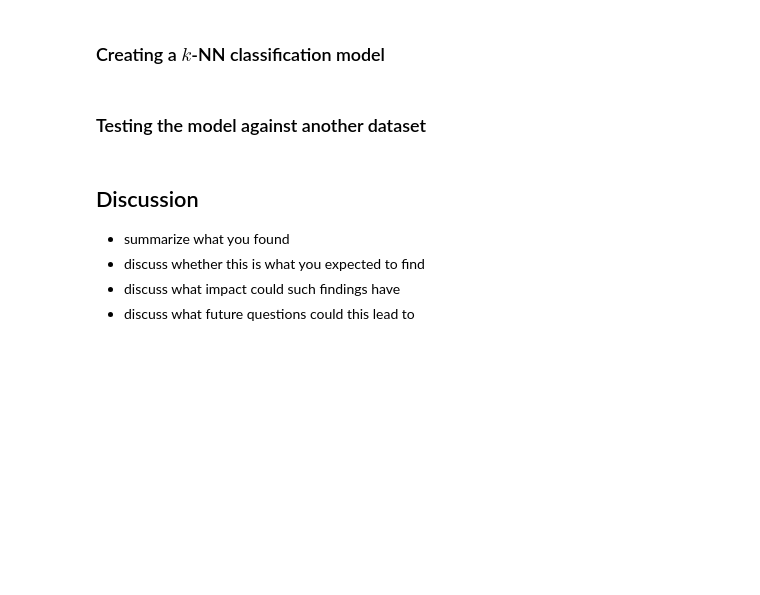
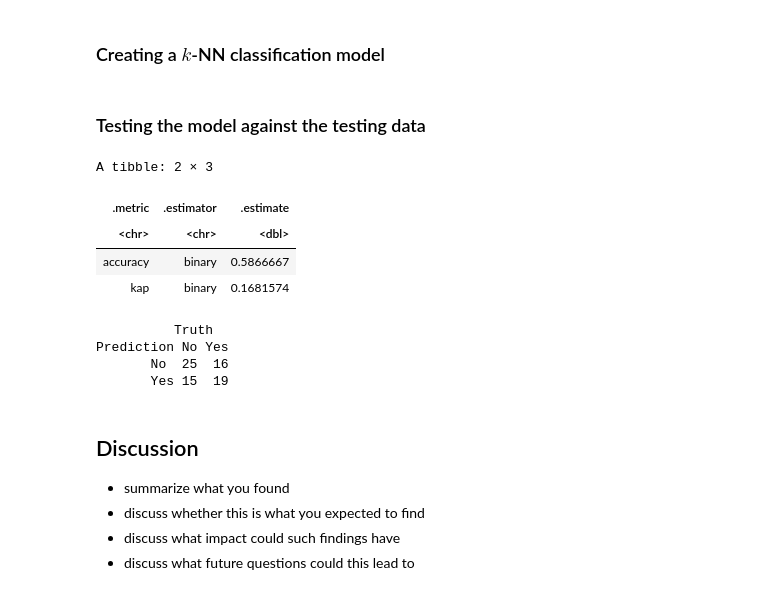
Before and after one commit to auraaaaura/dsci-100-2023-group-44, a Jupyter notebook: group44_project_report.ipynb, the cells around one changed output. Cells and saved outputs as stored; diff of their text form; code cells hidden in the pictures; blank space fills up the shorter version.

```diff
--- a/group44_project_report.ipynb
+++ b/group44_project_report.ipynb
@@ -240,10 +253,42 @@ max_heart_chol_plot
 ### Creating a $k$-NN classification model
 # %%
 # add code here
+set.seed(1234)
+
+heart_spec <- nearest_neighbor(weight_func = "rectangular", neighbors = 3) |>
+      set_engine("kknn") |>
+      set_mode("classification")
+
+heart_fit <- workflow() |>
+      add_recipe(recipe) |>
+      add_model(heart_spec) |>
+      fit(data = heart_train)
 # %% [markdown]
-### Testing the model against another dataset
+### Testing the model against the testing data
 # %%
 # add code here
+set.seed(1234)
+
+heart_predictions <- predict(heart_fit, heart_test) |>
+      bind_cols(heart_test)
+
+heart_metrics <- heart_predictions |>
+      metrics(truth = disease, estimate = .pred_class)
+heart_metrics
+
+heart_conf_mat <- heart_predictions |>
+      conf_mat(truth = disease, estimate = .pred_class)
+heart_conf_mat
+# %% [output]
+A tibble: 2 × 3
+| .metric | .estimator | .estimate |
+| <chr> | <chr> | <dbl> |
+| accuracy | binary | 0.5866667 |
+| kap | binary | 0.1681574 |
+          Truth
+Prediction No Yes
+       No  25  16
+       Yes 15  19
 # %% [markdown]
 ## Discussion
 - summarize what you found
```
Also changed, not shown: parts of 8 cells of this notebook.
